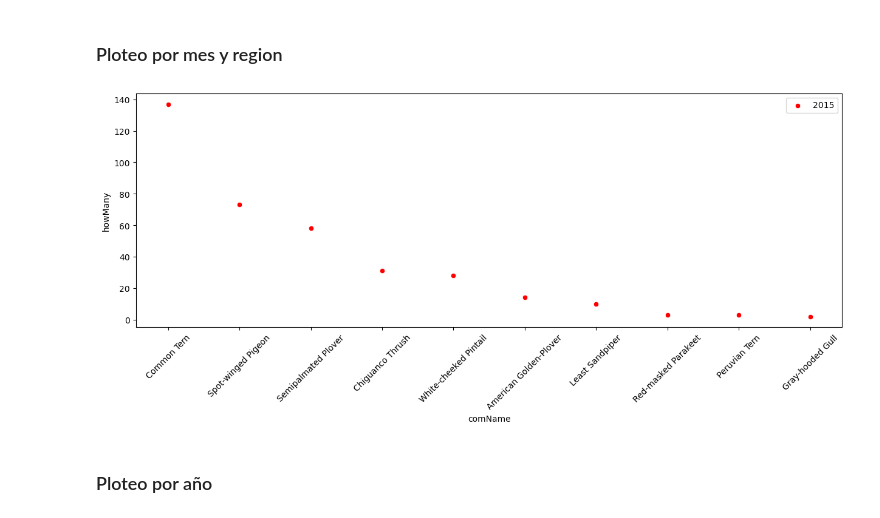
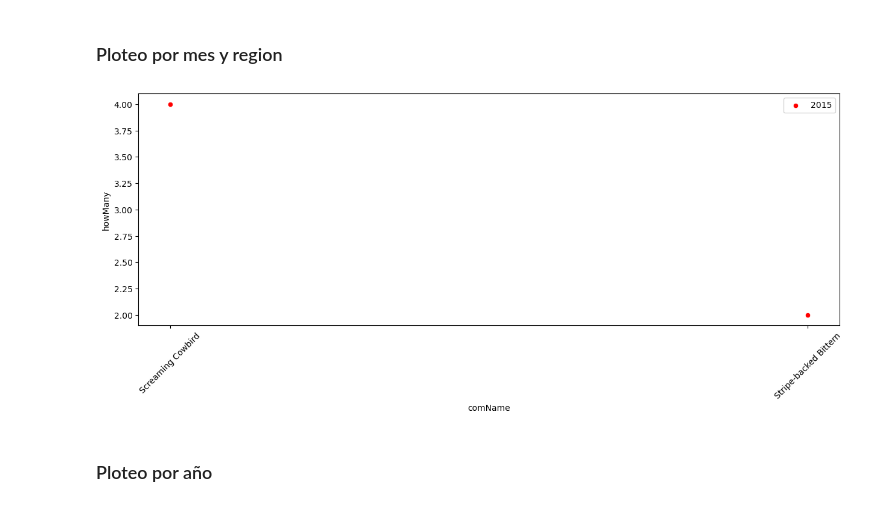
Before and after one commit to ymotomy/Proyecto-IMT2200, a Jupyter notebook: Proyecto.ipynb, the cells around one changed output. Saved outputs shown, nothing was run; the diff lists cells and outputs as text; code cells hidden in the pictures.

```diff
--- a/Proyecto.ipynb
+++ b/Proyecto.ipynb
@@ -363,10 +363,10 @@ def ploteo_aves_mes(region, mes):
     plt.figure(figsize=(15, 5))
     sns.scatterplot(data=df_aves_15[(df_aves_15['region'] == region) & (df_aves_15['mes'] == mes)].head(10), x="comName", y="howMany", color='red', label='2015')
     plt.xticks(rotation=45)
-# %%
-ploteo_aves_mes('Arica y Parinacota', 1)
-# %% [output]
-[figure, removed]
+# %%
+ploteo_aves_mes('Libertador General Bernardo O\'Higgins', 1)
+# %% [output]
+[figure, added]
 # %% [markdown]
 ### Ploteo por año
 # %%
```
Also changed, not shown: parts of 1 cell of this notebook, 9 other files.
